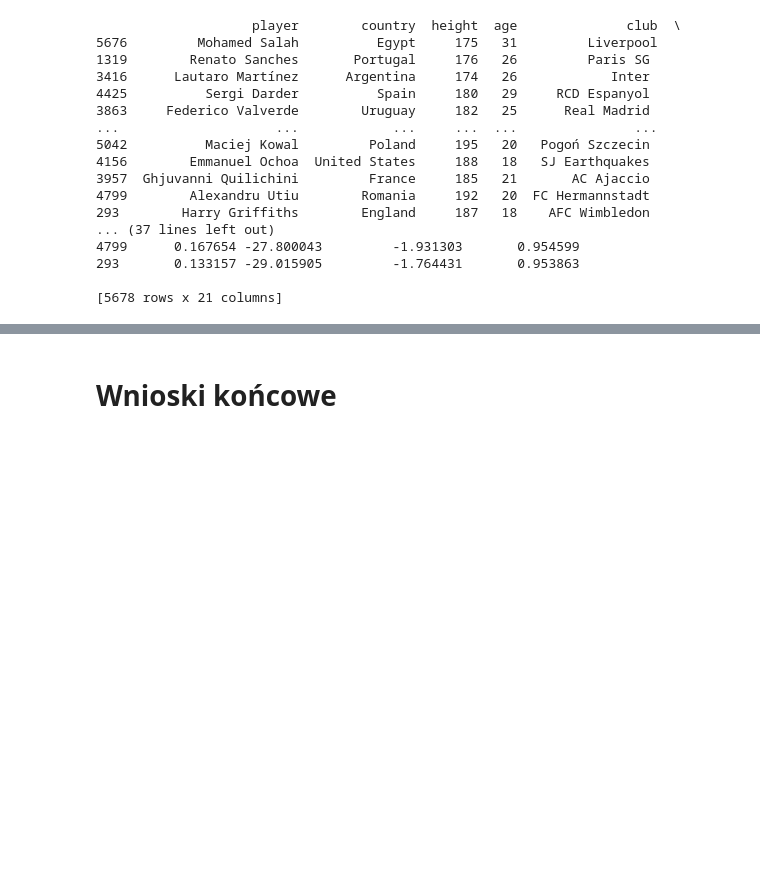
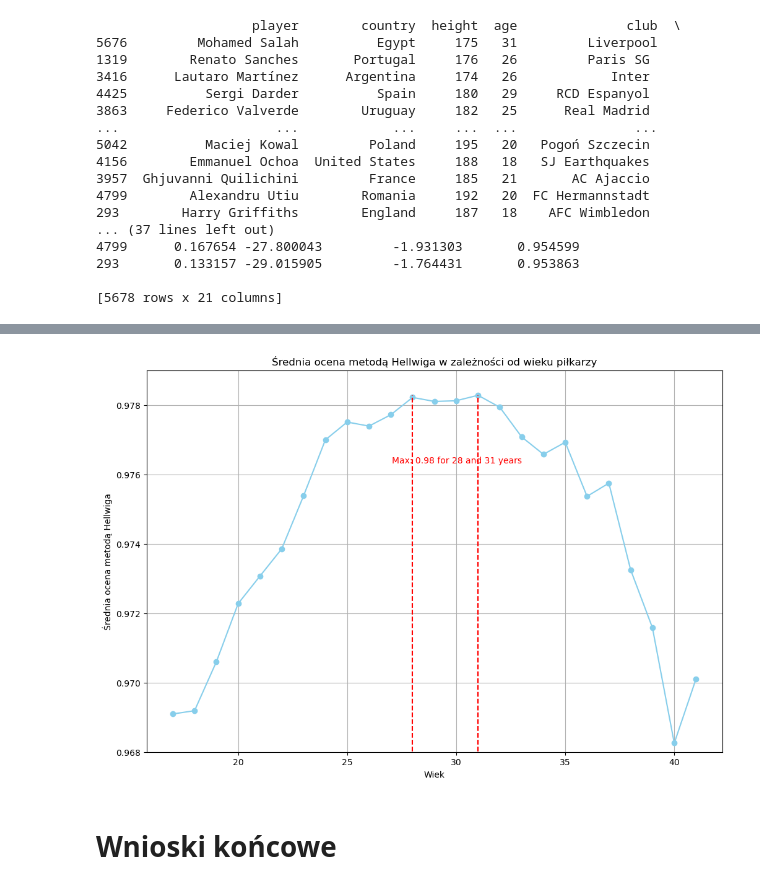
Before and after one commit to izabelakolodziejska/Fifa_players_analysis, a Jupyter notebook: fifa_analysys.ipynb, the cells around one changed output, grey strips where cells are left out. Cells and saved outputs as stored; diff of their text form; code cells hidden in the pictures; blank space fills up the shorter version.

```diff
--- a/fifa_analysys.ipynb
+++ b/fifa_analysys.ipynb
@@ -662,3 +705,19 @@ print(sorted_data)
+# %%
+average_scores_by_age = data.groupby('age')['Hellwig Score'].mean()
+
+plt.figure(figsize=(12, 8))
+plt.plot(average_scores_by_age.index, average_scores_by_age.values, marker='o', linestyle='-', color='skyblue')
+plt.vlines(x=28, ymin=0.966, ymax=score, color='r', linestyle='--')
+plt.vlines(x=age, ymin=0.966, ymax=score, color='r', linestyle='--')
+plt.text(age+2, score-0.002, f'Max: {score:.2f} for 28 and {age:.0f} years', va='bottom', ha='right', color='r')
+plt.ylim(0.968, 0.979)
+plt.xlabel('Wiek')
+plt.ylabel('Średnia ocena metodą Hellwiga')
+plt.title('Średnia ocena metodą Hellwiga w zależności od wieku piłkarzy')
+plt.grid(True)
+plt.show()
+# %% [output]
+[figure, added]
 # %% [markdown]
 # Wnioski końcowe
 # %% [markdown]
```
Also changed, not shown: parts of 3 cells of this notebook.
